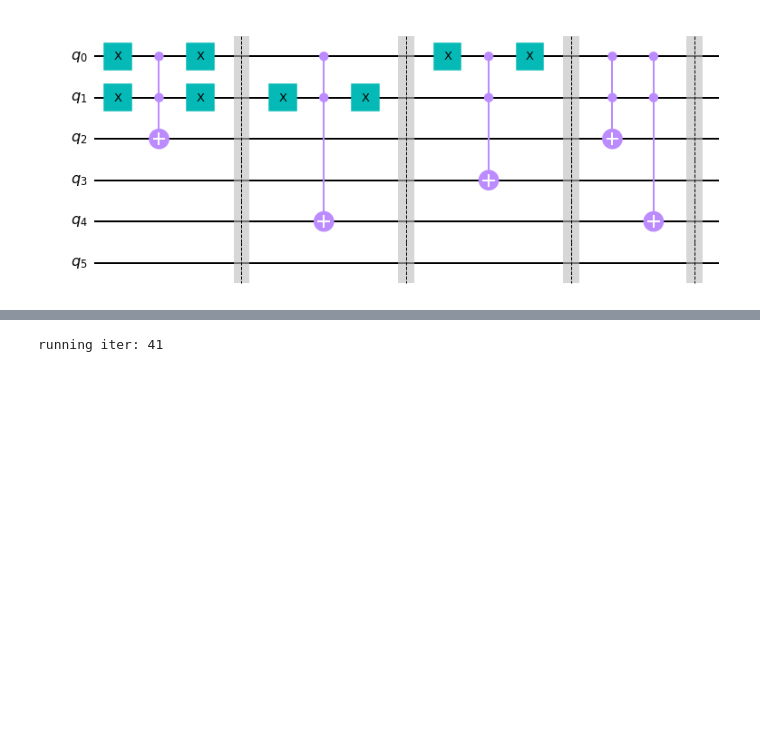
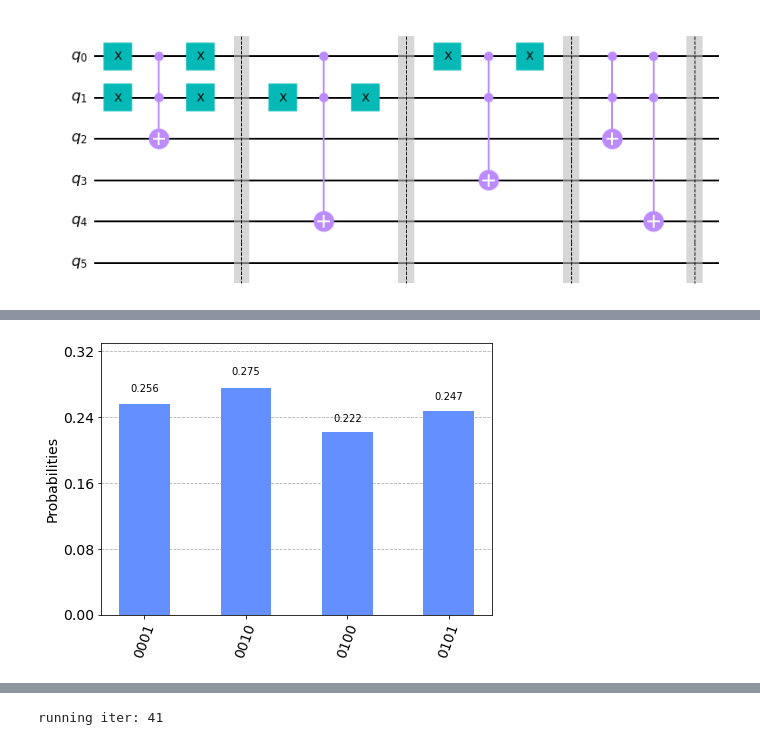
Before and after one commit to CodyNing/QuantumShortestPath, a Jupyter notebook: main.ipynb, the cells around one changed output, grey strips where cells are left out. Saved outputs shown, nothing was run; the diff lists cells and outputs as text; code cells hidden in the pictures; blank space fills up the shorter version.

```diff
--- a/main.ipynb
+++ b/main.ipynb
@@ -292 +303,7 @@ QramCircuit1(nums, 4).draw('mpl')
+# %%
+sim = Aer.get_backend('qasm_simulator')
+counts = execute(qc, backend=sim, shots=1024).result().get_counts()
+plot_histogram(counts)
+# %% [output]
+[figure, added]
 # %%
```
Also changed, not shown: parts of 9 cells of this notebook.
